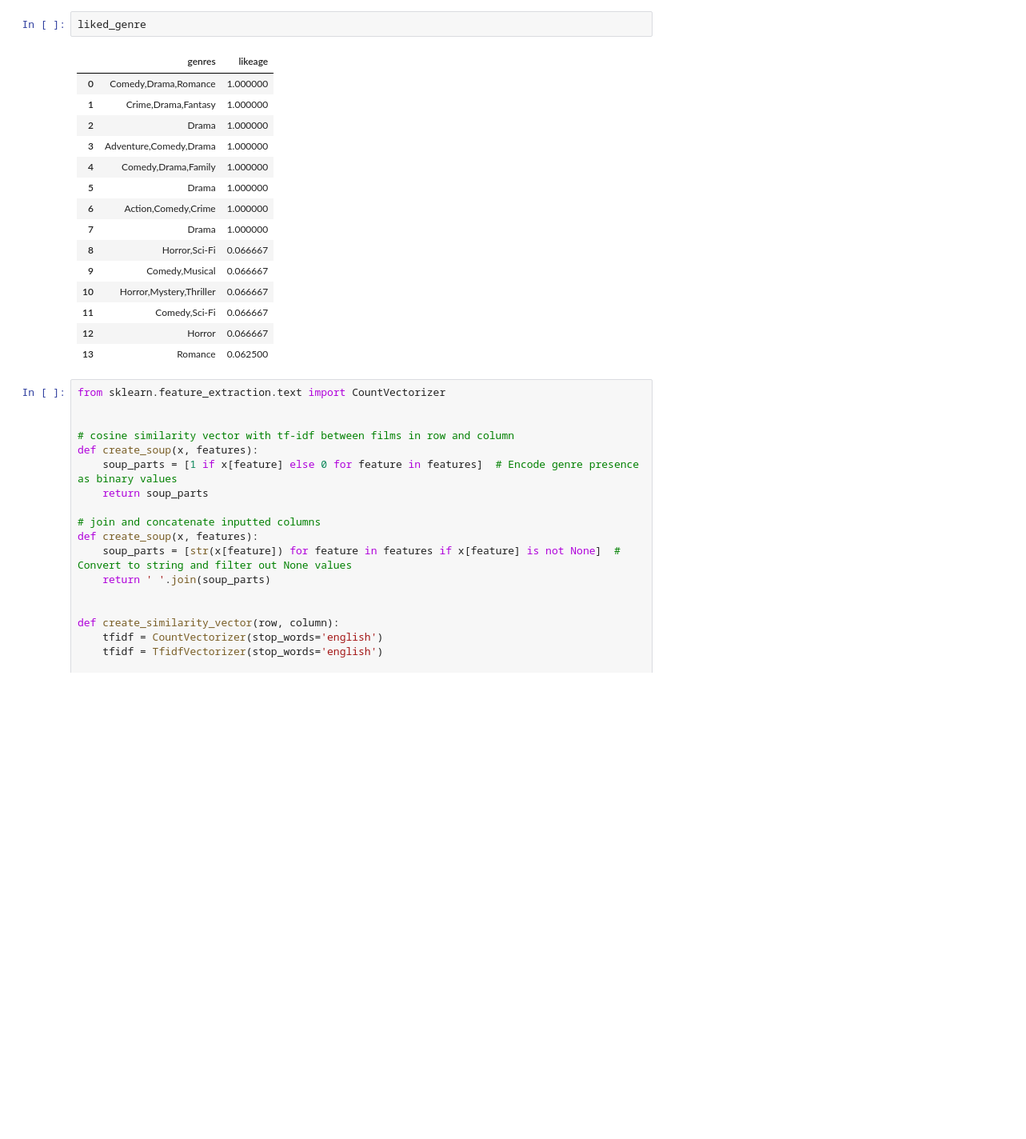
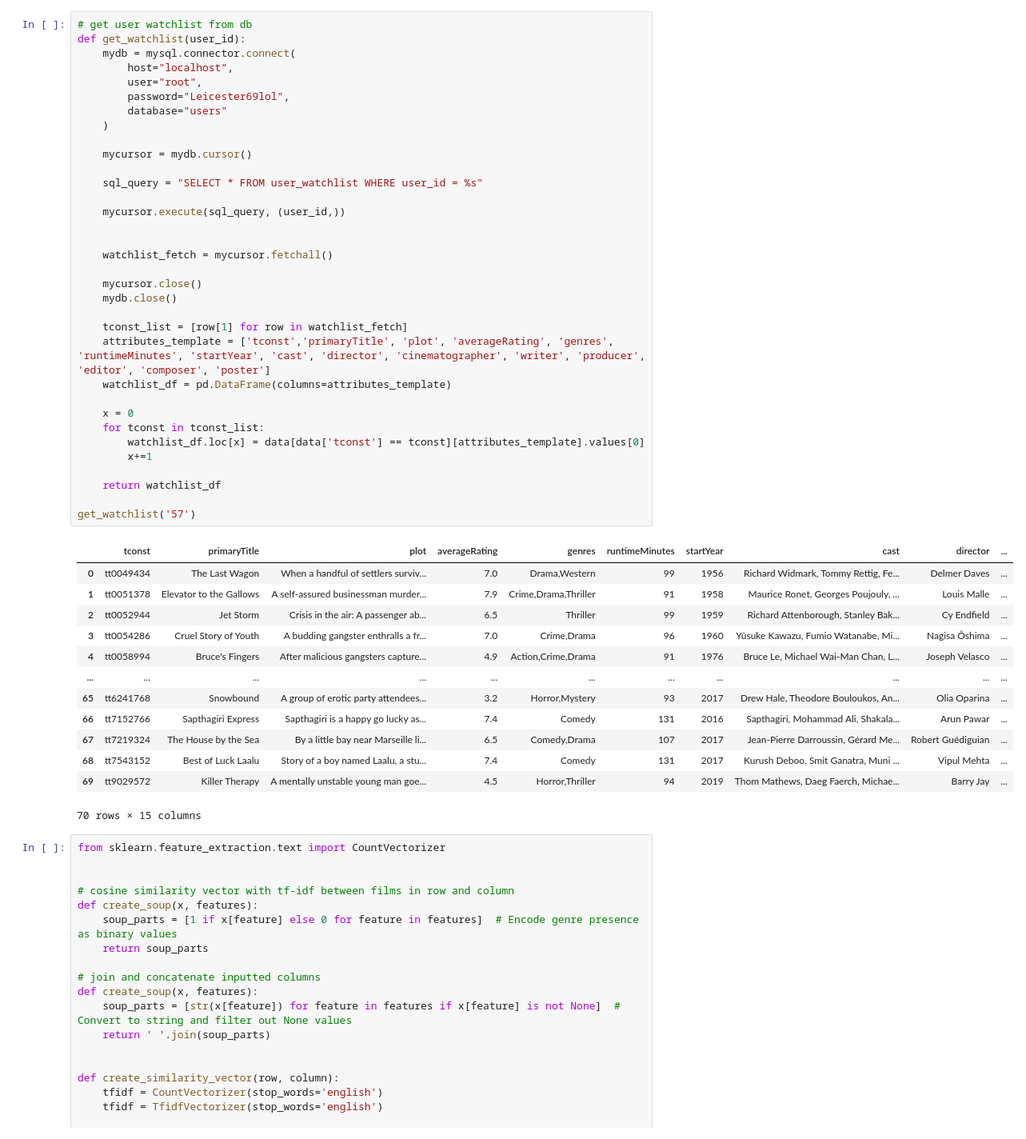
Before and after one commit to Roland-02/Cinephile.com, a Jupyter notebook: recommendEngine.ipynb, the cells around one changed output. Shown at 80% size. Cells and saved outputs as stored; diff of their text form; blank space fills up the shorter version.

```diff
--- a/recommendEngine.ipynb
+++ b/recommendEngine.ipynb
@@ -705,24 +705,54 @@ user_profile
 | 11 | tt0098546 | None | None | NaN | Comedy,Sci-Fi | None | None | NaN | None | ... |
 | 12 | tt0814685 | None | None | NaN | Horror | None | None | NaN | None | ... |
 | 13 | tt7767866 | None | None | NaN | Romance | None | None | NaN | None | ... |
-# %%
-liked_genre
-# %% [output]
-|  | genres | likeage |
-| 0 | Comedy,Drama,Romance | 1.000000 |
-| 1 | Crime,Drama,Fantasy | 1.000000 |
-| 2 | Drama | 1.000000 |
-| 3 | Adventure,Comedy,Drama | 1.000000 |
-| 4 | Comedy,Drama,Family | 1.000000 |
-| 5 | Drama | 1.000000 |
-| 6 | Action,Comedy,Crime | 1.000000 |
-| 7 | Drama | 1.000000 |
-| 8 | Horror,Sci-Fi | 0.066667 |
-| 9 | Comedy,Musical | 0.066667 |
-| 10 | Horror,Mystery,Thriller | 0.066667 |
-| 11 | Comedy,Sci-Fi | 0.066667 |
-| 12 | Horror | 0.066667 |
-| 13 | Romance | 0.062500 |
+# %%
+# get user watchlist from db
+def get_watchlist(user_id):
+    mydb = mysql.connector.connect(
+        host="localhost",
+        user="root",
+        password="Leicester69lol",
+        database="users"
+    )
+
+    mycursor = mydb.cursor()
+
+    sql_query = "SELECT * FROM user_watchlist WHERE user_id = %s"
+
+    mycursor.execute(sql_query, (user_id,))
+
+
+    watchlist_fetch = mycursor.fetchall()
+
+    mycursor.close()
+    mydb.close()
+
+    tconst_list = [row[1] for row in watchlist_fetch]
+    attributes_template = ['tconst','primaryTitle', 'plot', 'averageRating', 'genres', 'runtimeMinutes', 'startYear', 'cast', 'director', 'cinematographer', 'writer', 'producer', 'editor', 'composer', 'poster']
+    watchlist_df = pd.DataFrame(columns=attributes_template)
+
+    x = 0
+    for tconst in tconst_list:
+        watchlist_df.loc[x] = data[data['tconst'] == tconst][attributes_template].values[0]
+        x+=1
+
+    return watchlist_df
+
+get_watchlist('57')
+# %% [output]
+|  | tconst | primaryTitle | plot | averageRating | genres | runtimeMinutes | startYear | cast | director | ... |
+| 0 | tt0049434 | The Last Wagon | When a handful of settlers surviv... | 7.0 | Drama,Western | 99 | 1956 | Richard Widmark, Tommy Rettig, Fe... | Delmer Daves | ... |
+| 1 | tt0051378 | Elevator to the Gallows | A self-assured businessman murder... | 7.9 | Crime,Drama,Thriller | 91 | 1958 | Maurice Ronet, Georges Poujouly, ... | Louis Malle | ... |
+| 2 | tt0052944 | Jet Storm | Crisis in the air: A passenger ab... | 6.5 | Thriller | 99 | 1959 | Richard Attenborough, Stanley Bak... | Cy Endfield | ... |
+| 3 | tt0054286 | Cruel Story of Youth | A budding gangster enthralls a fr... | 7.0 | Crime,Drama | 96 | 1960 | Yûsuke Kawazu, Fumio Watanabe, Mi... | Nagisa Ôshima | ... |
+| 4 | tt0058994 | Bruce's Fingers | After malicious gangsters capture... | 4.9 | Action,Crime,Drama | 91 | 1976 | Bruce Le, Michael Wai-Man Chan, L... | Joseph Velasco | ... |
+| ... | ... | ... | ... | ... | ... | ... | ... | ... | ... | ... |
+| 65 | tt6241768 | Snowbound | A group of erotic party attendees... | 3.2 | Horror,Mystery | 93 | 2017 | Drew Hale, Theodore Bouloukos, An... | Olia Oparina | ... |
+| 66 | tt7152766 | Sapthagiri Express | Sapthagiri is a happy go lucky as... | 7.4 | Comedy | 131 | 2016 | Sapthagiri, Mohammad Ali, Shakala... | Arun Pawar | ... |
+| 67 | tt7219324 | The House by the Sea | By a little bay near Marseille li... | 6.5 | Comedy,Drama | 107 | 2017 | Jean-Pierre Darroussin, Gérard Me... | Robert Guédiguian | ... |
+| 68 | tt7543152 | Best of Luck Laalu | Story of a boy named Laalu, a stu... | 7.4 | Comedy | 131 | 2017 | Kurush Deboo, Smit Ganatra, Muni ... | Vipul Mehta | ... |
+| 69 | tt9029572 | Killer Therapy | A mentally unstable young man goe... | 4.5 | Horror,Thriller | 94 | 2019 | Thom Mathews, Daeg Faerch, Michae... | Barry Jay | ... |
+70 rows × 15 columns
 # %%
 from sklearn.feature_extraction.text import CountVectorizer
 
```
Also changed, not shown: 9 other files.
